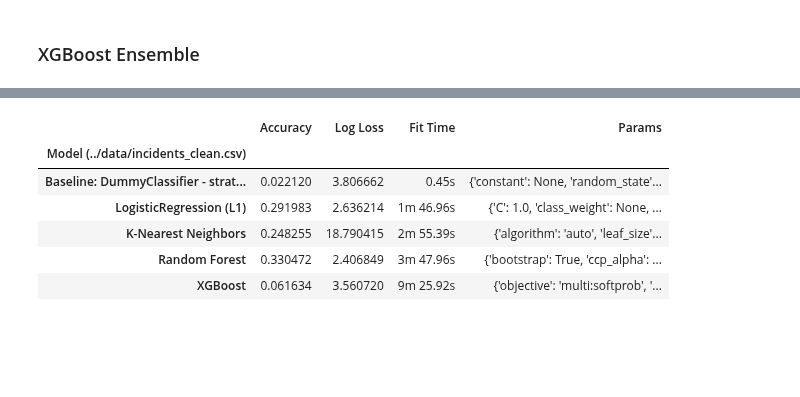
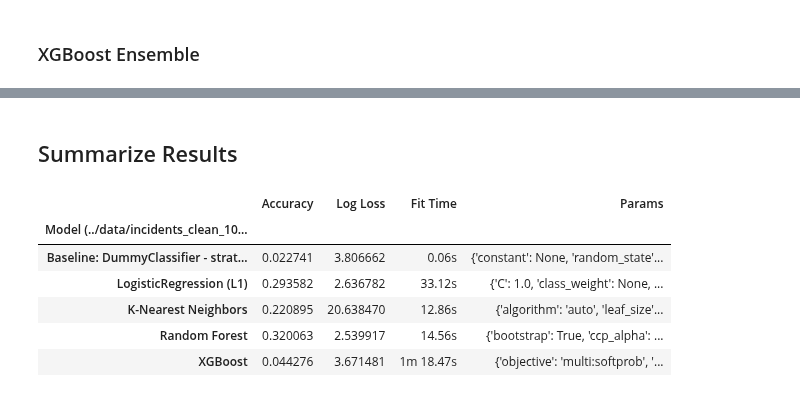
Before and after one commit to fazeelgm/UCB_ML_AI_Capstone, a Jupyter notebook: notebooks/ModelExploration.ipynb, the cells around one changed output, grey strips where cells are left out. Saved outputs shown, nothing was run; the diff lists cells and outputs as text; code cells hidden in the pictures; blank space fills up the shorter version.

Commit message:
Checkpoint: Added loops/reportind for default/tuning models

```diff
--- a/notebooks/ModelExploration.ipynb
+++ b/notebooks/ModelExploration.ipynb
@@ -51,7 +54,7 @@ def time_secs_to_msg(lapse_time_secs, mins_label='m', secs_label='s'):
 # %%
 # Which dataset to work from?
 
-sample_file = data_utils.select_sample_csv_file(pct=100)
-# sample_file = data_utils.select_sample_csv_file(pct=10)
+# sample_file = data_utils.select_sample_csv_file(pct=100)
+sample_file = data_utils.select_sample_csv_file(pct=10)
 print(f'Selected sample file: {sample_file}')
 # %% [output]
@@ -433,7 +727,7 @@ print(f'{name}: Starting', flush=True)
 start_time = time.time()
 
 xgb_clf = XGBClassifier(n_estimators=n_estimators, objective="multi:softprob",
-                        verbose=1, n_jobs=2, random_state=Config.RANDOM_STATE)
+                        n_jobs=2, random_state=Config.RANDOM_STATE)
 xgb_clf.fit(X_train, y_train)
 y_preds = xgb_clf.predict(X_test_scaled)
 pred_probs = xgb_clf.predict_proba(X_test_scaled)
@@ -455,24 +793,26 @@ XGBClassifier: Done: 9m 25.93s
+# %% [markdown]
+## Summarize Results
 # %%
 reports_cols = ['Fit Time', 'Accuracy', 'Log Loss', 'Params']
 # %%
 label=f'Model ({sample_file})'
 results_df = pd.DataFrame(results,
                           columns=[label, 'Accuracy', 'Log Loss', 'Fit Time', 'Params']
                          ).set_index(label)
 
-results_df_styled = results_df.style.set_table_styles(
+results_styled = results_df.style.set_table_styles(
     [{'selector': 'td', 'props': [('max-width', '350px'),
                                   ('white-space', 'normal'),
                                   ('word-wrap', 'break-word')]}]
 )
-results_df_styled
+results_styled
 # %% [output]
 |  | Accuracy | Log Loss | Fit Time | Params |
-| Model (../data/incidents_clean.csv) |  |  |  |  |
-| Baseline: DummyClassifier - strat... | 0.022120 | 3.806662 | 0.45s | {'constant': None, 'random_state'... |
-| LogisticRegression (L1) | 0.291983 | 2.636214 | 1m 46.96s | {'C': 1.0, 'class_weight': None, ... |
-| K-Nearest Neighbors | 0.248255 | 18.790415 | 2m 55.39s | {'algorithm': 'auto', 'leaf_size'... |
-| Random Forest | 0.330472 | 2.406849 | 3m 47.96s | {'bootstrap': True, 'ccp_alpha': ... |
-| XGBoost | 0.061634 | 3.560720 | 9m 25.92s | {'objective': 'multi:softprob', '... |
+| Model (../data/incidents_clean_10... |  |  |  |  |
+| Baseline: DummyClassifier - strat... | 0.022741 | 3.806662 | 0.06s | {'constant': None, 'random_state'... |
+| LogisticRegression (L1) | 0.293582 | 2.636782 | 33.12s | {'C': 1.0, 'class_weight': None, ... |
+| K-Nearest Neighbors | 0.220895 | 20.638470 | 12.86s | {'algorithm': 'auto', 'leaf_size'... |
+| Random Forest | 0.320063 | 2.539917 | 14.56s | {'bootstrap': True, 'ccp_alpha': ... |
+| XGBoost | 0.044276 | 3.671481 | 1m 18.47s | {'objective': 'multi:softprob', '... |
 # %%
 if not Config.SUPPRESS_OUTPUT_FILES:
```
Also changed, not shown: parts of 39 cells of this notebook, 3 other files.
